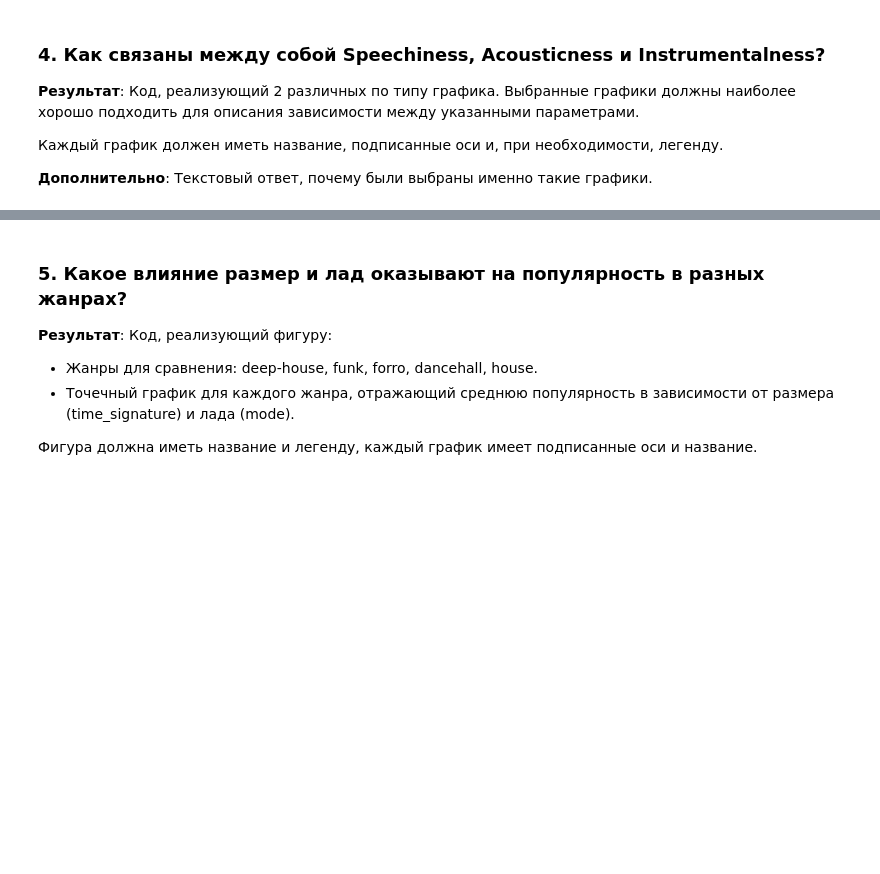
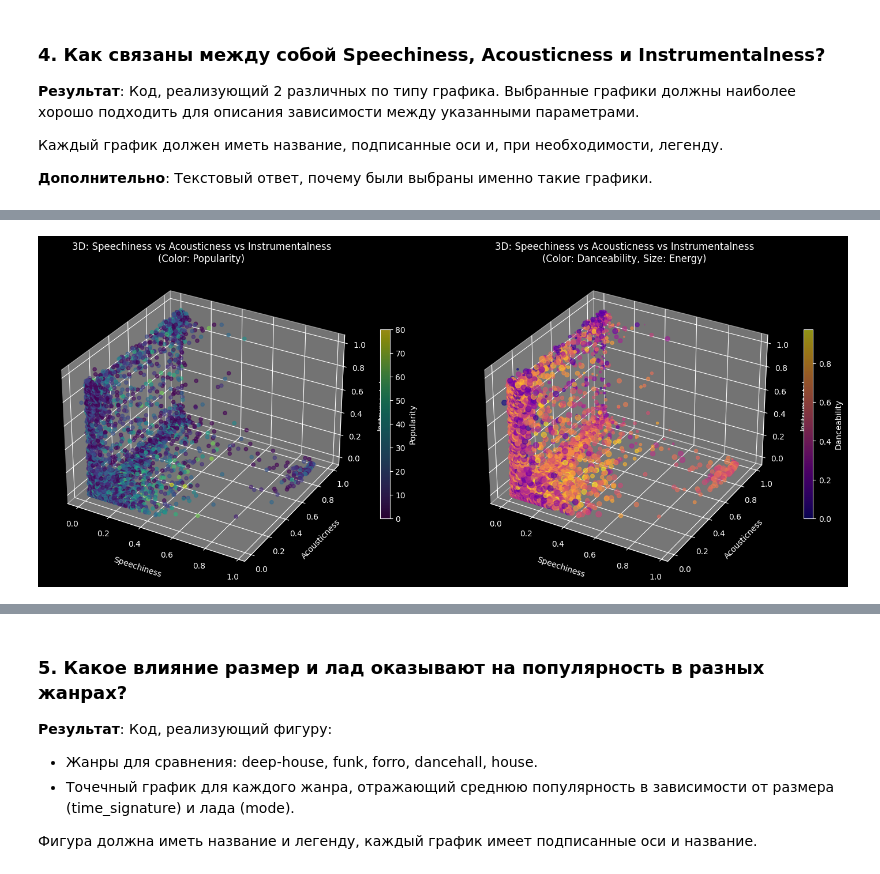
Before and after one commit to UmbrellaLeaf5/machine_learning, a Jupyter notebook: homeworks/hw0/hw0.ipynb, the cells around one changed output, grey strips where cells are left out. Saved outputs shown, nothing was run; the diff lists cells and outputs as text; code cells hidden in the pictures; blank space fills up the shorter version.

```diff
--- a/homeworks/hw0/hw0.ipynb
+++ b/homeworks/hw0/hw0.ipynb
@@ -230,0 +852,81 @@ _YOUR ANSWER HERE_
+# %%
+# 3D график Speechiness vs Acousticness vs Instrumentalness
+
+# Берем случайную выборку для лучшей производительности визуализации
+sampled_df = df.sample(5000, random_state=42)
+
+# Создаем фигуру с 3D графиком
+fig = plt.figure(figsize=(15, 6))
+
+# Первый график: 3D scatter plot
+ax1 = fig.add_subplot(121, projection="3d")
+
+# Создаем scatter plot с цветом по популярности
+scatter = ax1.scatter3D(
+  sampled_df["speechiness"],
+  sampled_df["acousticness"],
+  sampled_df["instrumentalness"],
+  c=sampled_df["popularity"],
+  cmap="viridis",
+  alpha=0.6,
+  s=20,
+)
+
+ax1.set_xlabel("Speechiness", labelpad=10)
+ax1.set_ylabel("Acousticness", labelpad=10)
+ax1.set_zlabel("Instrumentalness", labelpad=10)
+ax1.set_title("3D: Speechiness vs Acousticness vs Instrumentalness\n(Color: Popularity)")
+
+# Добавляем colorbar
+cbar = plt.colorbar(scatter, ax=ax1, shrink=0.6, aspect=20)
+cbar.set_label("Popularity")
+
+# Второй график: 3D scatter с размером точек по энергии
+ax2 = fig.add_subplot(122, projection="3d")
+
+# Масштабируем размер точек по энергии
+sizes = sampled_df["energy"] * 50  # Масштабируем для лучшей видимости
+
+scatter2 = ax2.scatter3D(
+  sampled_df["speechiness"],
+  sampled_df["acousticness"],
+  sampled_df["instrumentalness"],
+  c=sampled_df["danceability"],
+  cmap="plasma",
+  s=sizes,
+  alpha=0.6,
+)
+
+ax2.set_xlabel("Speechiness", labelpad=10)
+ax2.set_ylabel("Acousticness", labelpad=10)
+ax2.set_zlabel("Instrumentalness", labelpad=10)
+ax2.set_title(
+  "3D: Speechiness vs Acousticness vs Instrumentalness\n(Color: Danceability, Size: Energy)"
+)
+
+# Добавляем colorbar
+cbar2 = plt.colorbar(scatter2, ax=ax2, shrink=0.6, aspect=20)
+cbar2.set_label("Danceability")
+
+plt.tight_layout()
+plt.show()
+
+# Дополнительный анализ: вычисляем корреляции и кластеры
+print("Корреляции между признаками:")
+corr_matrix = df[["speechiness", "acousticness", "instrumentalness", "popularity"]].corr()
+print(corr_matrix[["speechiness", "acousticness", "instrumentalness"]].round(3))
+
+print("\nАнализ взаимосвязей:")
+print("1. Speechiness и Acousticness:")
+speech_acoustic_corr = df["speechiness"].corr(df["acousticness"])
+print(f"   Корреляция: {speech_acoustic_corr:.3f}")
+
+print("2. Speechiness и Instrumentalness:")
+speech_instr_corr = df["speechiness"].corr(df["instrumentalness"])
+print(f"   Корреляция: {speech_instr_corr:.3f}")
+
+print("3. Acousticness и Instrumentalness:")
+acoustic_instr_corr = df["acousticness"].corr(df["instrumentalness"])
+print(f"   Корреляция: {acoustic_instr_corr:.3f}")
+# %% [output]
+[figure, added]
```
Also changed, not shown: parts of 33 cells of this notebook.
